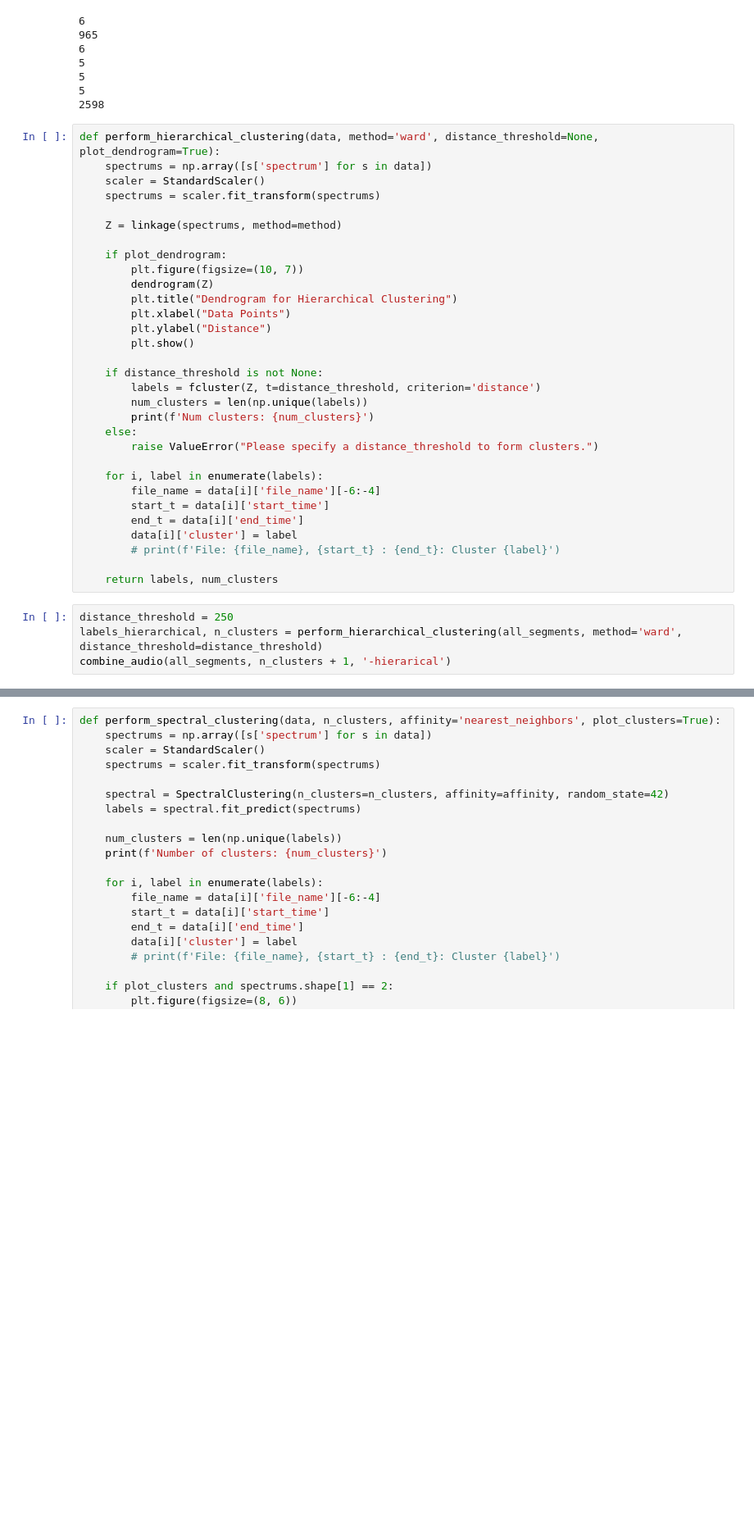
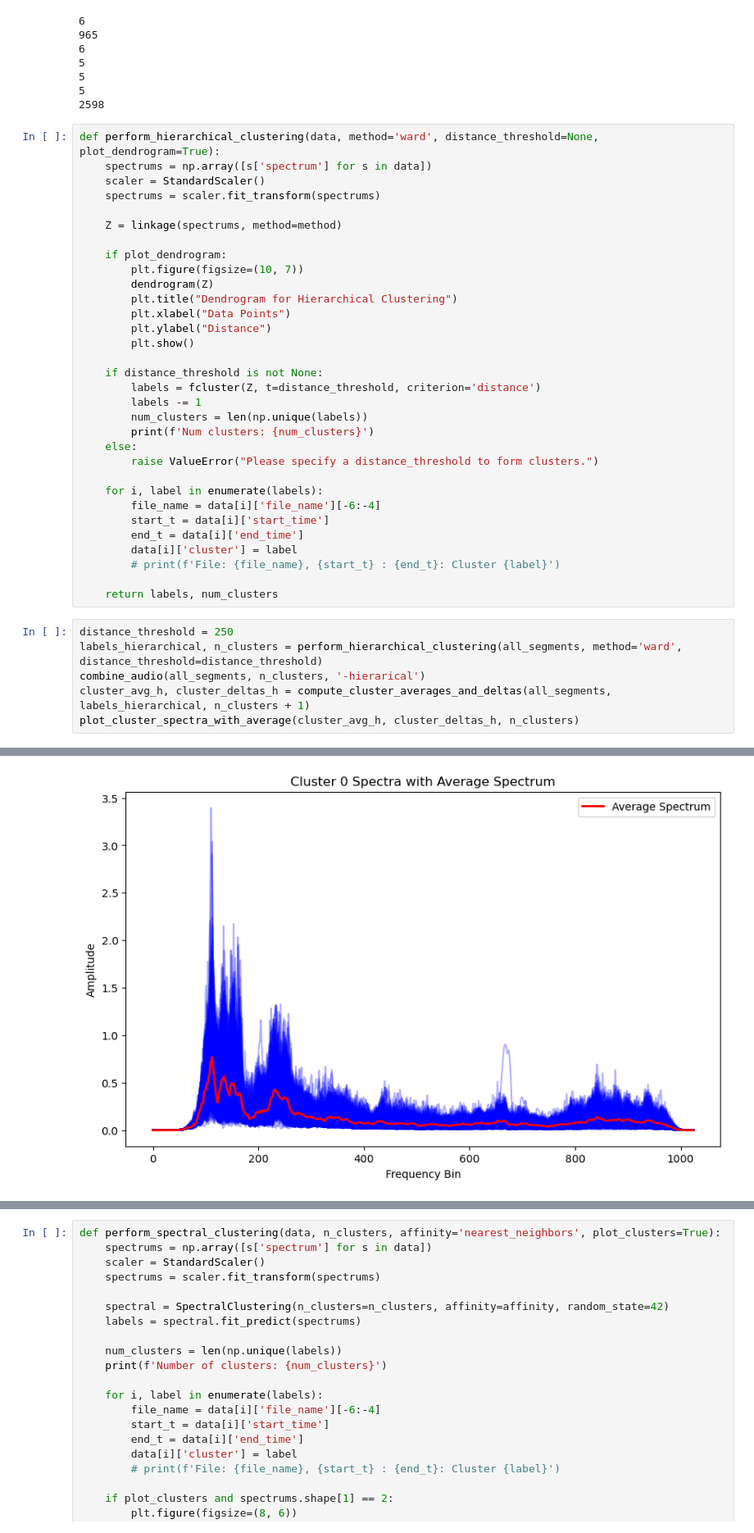
Before and after one commit to drkrs919/owlVocalization, a Jupyter notebook: scripts/frequencyAnalysis.ipynb, the cells around one changed output, grey strips where cells are left out. Shown at 82% size. Drawn from its saved outputs; the diff is of its cells as text; blank space fills up the shorter version.

```diff
--- a/scripts/frequencyAnalysis.ipynb
+++ b/scripts/frequencyAnalysis.ipynb
@@ -657,6 +700,7 @@ def perform_hierarchical_clustering(data, method='ward', distance_threshold=None
 
     if distance_threshold is not None:
         labels = fcluster(Z, t=distance_threshold, criterion='distance')
+        labels -= 1
         num_clusters = len(np.unique(labels))
         print(f'Num clusters: {num_clusters}')
     else:
@@ -673,7 +717,9 @@ def perform_hierarchical_clustering(data, method='ward', distance_threshold=None
 # %%
 distance_threshold = 250
 labels_hierarchical, n_clusters = perform_hierarchical_clustering(all_segments, method='ward', distance_threshold=distance_threshold)
-combine_audio(all_segments, n_clusters + 1, '-hierarical')
+combine_audio(all_segments, n_clusters, '-hierarical')
+cluster_avg_h, cluster_deltas_h = compute_cluster_averages_and_deltas(all_segments, labels_hierarchical, n_clusters + 1)
+plot_cluster_spectra_with_average(cluster_avg_h, cluster_deltas_h, n_clusters)
 # %% [output]
 [figure]
 Num clusters: 13
@@ -695,0 +739 @@ Combined audio saved to ../audios/lab_audios/first_batch/combined_audio_cluster_
+[figure, added]
```
Also changed, not shown: parts of 9 cells of this notebook.
